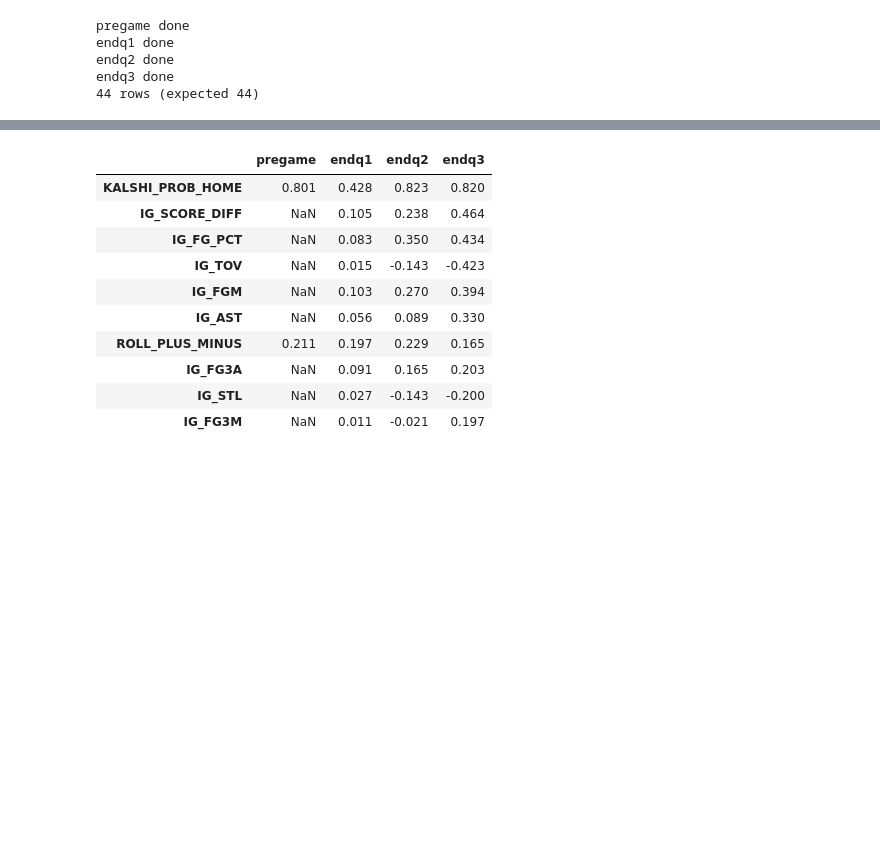
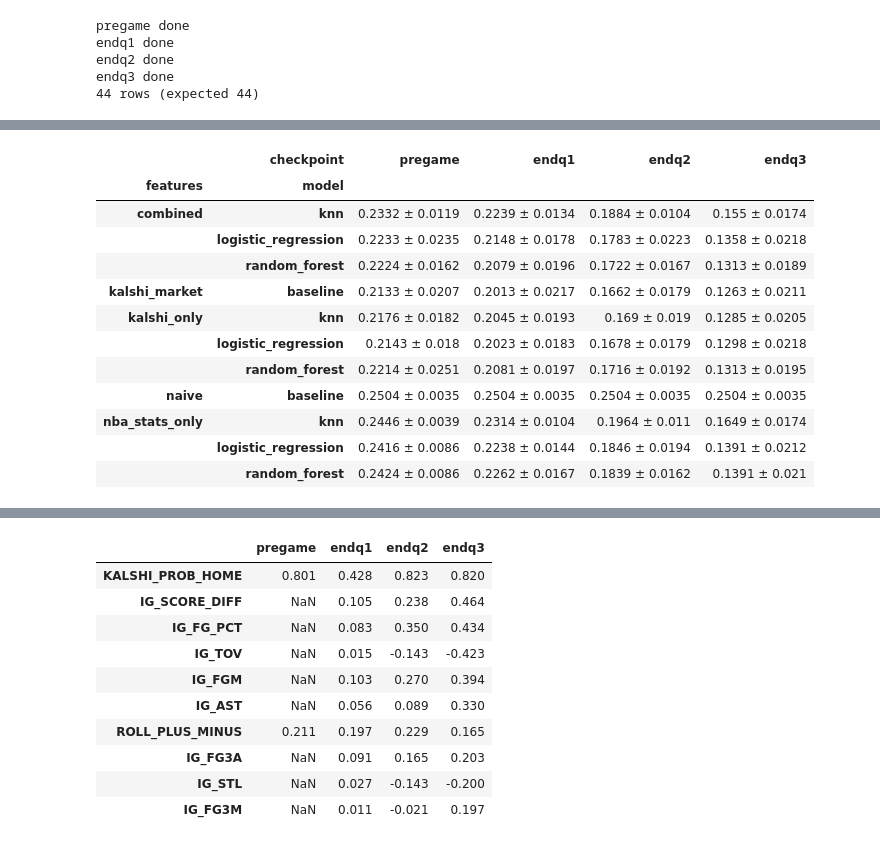
Before and after one commit to brad-hof/Milestone2, a Jupyter notebook: Notebooks/supervised_section.ipynb, the cells around one changed output, grey strips where cells are left out. Drawn from its saved outputs; the diff is of its cells as text; code cells hidden in the pictures; blank space fills up the shorter version.

```diff
--- a/Notebooks/supervised_section.ipynb
+++ b/Notebooks/supervised_section.ipynb
@@ -306,0 +311,23 @@ plt.show()
+# %%
+def cv_table(metric):
+    """CV mean ± std (5 time-series folds) for every approach, checkpoints as columns (in game order)."""
+    mean = metric_table(f"cv_{metric}_mean")
+    std = metric_table(f"cv_{metric}_std")
+    return mean.astype(str) + " ± " + std.astype(str)
+
+report_table = cv_table("brier")
+display(report_table)
+# %% [output]
+|  | checkpoint | pregame | endq1 | endq2 | endq3 |
+| features | model |  |  |  |  |
+| combined | knn | 0.2332 ± 0.0119 | 0.2239 ± 0.0134 | 0.1884 ± 0.0104 | 0.155 ± 0.0174 |
+|  | logistic_regression | 0.2233 ± 0.0235 | 0.2148 ± 0.0178 | 0.1783 ± 0.0223 | 0.1358 ± 0.0218 |
+|  | random_forest | 0.2224 ± 0.0162 | 0.2079 ± 0.0196 | 0.1722 ± 0.0167 | 0.1313 ± 0.0189 |
+| kalshi_market | baseline | 0.2133 ± 0.0207 | 0.2013 ± 0.0217 | 0.1662 ± 0.0179 | 0.1263 ± 0.0211 |
+| kalshi_only | knn | 0.2176 ± 0.0182 | 0.2045 ± 0.0193 | 0.169 ± 0.019 | 0.1285 ± 0.0205 |
+|  | logistic_regression | 0.2143 ± 0.018 | 0.2023 ± 0.0183 | 0.1678 ± 0.0179 | 0.1298 ± 0.0218 |
+|  | random_forest | 0.2214 ± 0.0251 | 0.2081 ± 0.0197 | 0.1716 ± 0.0192 | 0.1313 ± 0.0195 |
+| naive | baseline | 0.2504 ± 0.0035 | 0.2504 ± 0.0035 | 0.2504 ± 0.0035 | 0.2504 ± 0.0035 |
+| nba_stats_only | knn | 0.2446 ± 0.0039 | 0.2314 ± 0.0104 | 0.1964 ± 0.011 | 0.1649 ± 0.0174 |
+|  | logistic_regression | 0.2416 ± 0.0086 | 0.2238 ± 0.0144 | 0.1846 ± 0.0194 | 0.1391 ± 0.0212 |
+|  | random_forest | 0.2424 ± 0.0086 | 0.2262 ± 0.0167 | 0.1839 ± 0.0162 | 0.1391 ± 0.021 |
```
Also changed, not shown: parts of 51 cells of this notebook, 6 other files.
